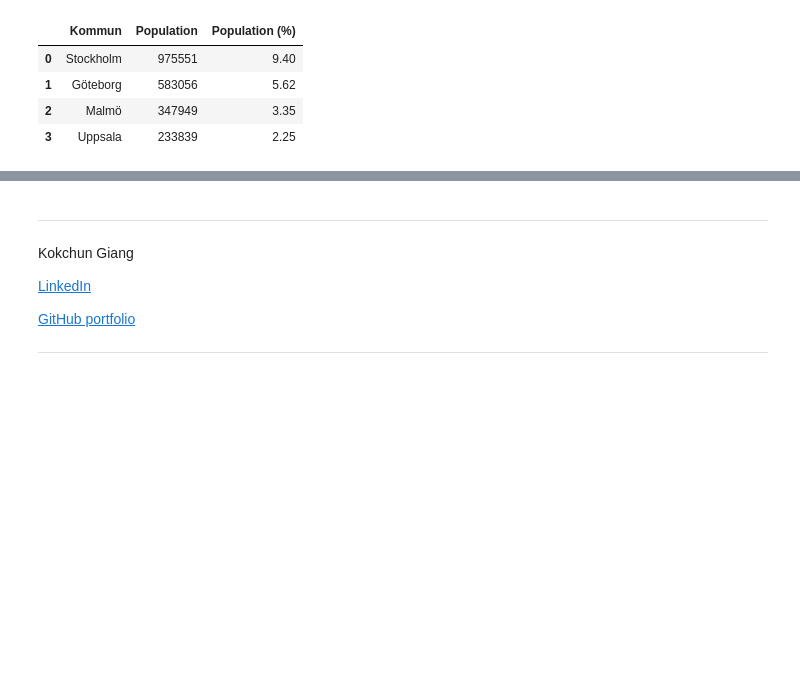
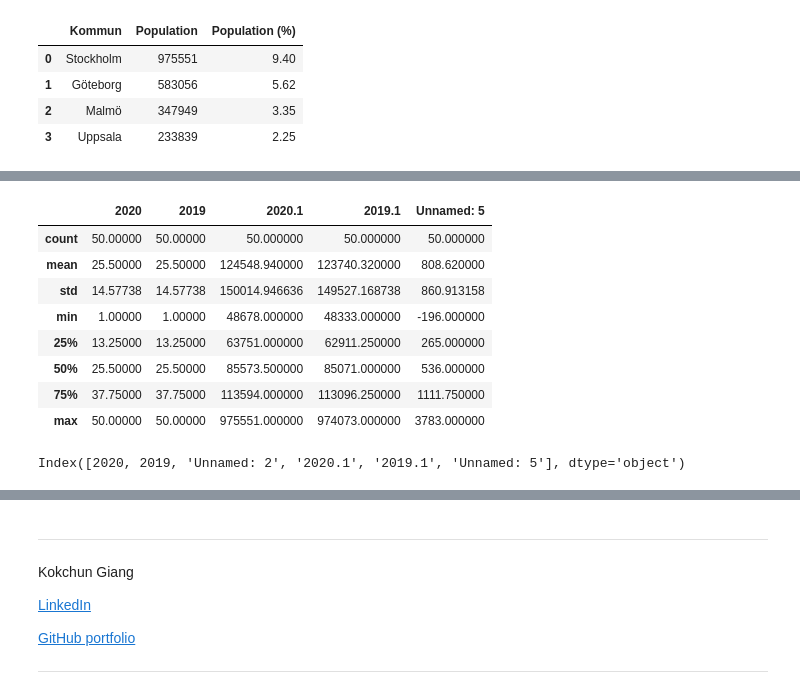
Before and after one commit to m0hsen-m0hseni/Databehandling-Mohsen-Mohseni, a Jupyter notebook: Exercises/E00_pandas_basic_syntax.ipynb, the cells around one changed output, grey strips where cells are left out. Drawn from its saved outputs; the diff is of its cells as text; code cells hidden in the pictures; blank space fills up the shorter version.

```diff
--- a/Exercises/E00_pandas_basic_syntax.ipynb
+++ b/Exercises/E00_pandas_basic_syntax.ipynb
@@ -345,0 +271,17 @@ h)
+# %%
+df.describe()
+# %% [output]
+|  | 2020 | 2019 | 2020.1 | 2019.1 | Unnamed: 5 |
+| count | 50.00000 | 50.00000 | 50.000000 | 50.000000 | 50.000000 |
+| mean | 25.50000 | 25.50000 | 124548.940000 | 123740.320000 | 808.620000 |
+| std | 14.57738 | 14.57738 | 150014.946636 | 149527.168738 | 860.913158 |
+| min | 1.00000 | 1.00000 | 48678.000000 | 48333.000000 | -196.000000 |
+| 25% | 13.25000 | 13.25000 | 63751.000000 | 62911.250000 | 265.000000 |
+| 50% | 25.50000 | 25.50000 | 85573.500000 | 85071.000000 | 536.000000 |
+| 75% | 37.75000 | 37.75000 | 113594.000000 | 113096.250000 | 1111.750000 |
+| max | 50.00000 | 50.00000 | 975551.000000 | 974073.000000 | 3783.000000 |
+# %%
+# b)
+print(df.columns)
+# %% [output]
+Index([2020, 2019, 'Unnamed: 2', '2020.1', '2019.1', 'Unnamed: 5'], dtype='object')
```
Also changed, not shown: parts of 8 cells of this notebook.
